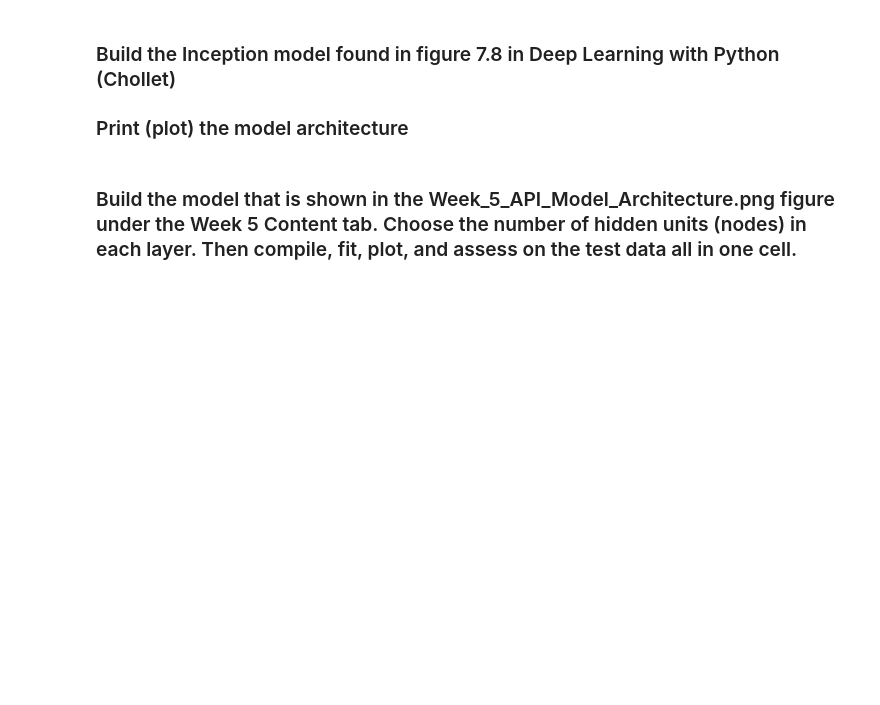
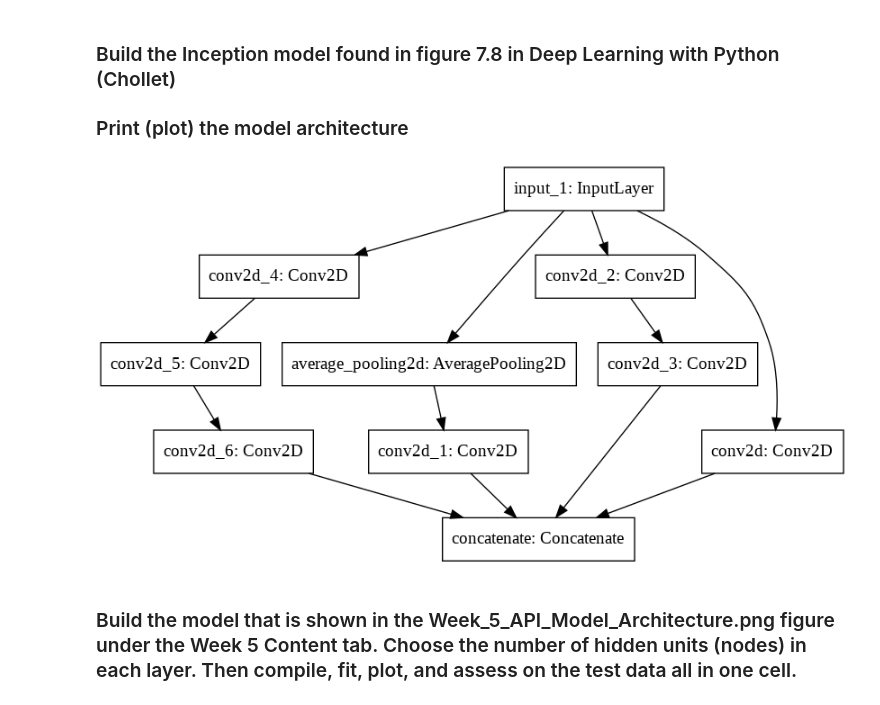
Before and after one commit to Benjamin-Siebold/MSDS686-Deep-Learning, a Jupyter notebook: Week-5/Functional_API_Walk_Through_and_Assignment.ipynb, the cells around one changed output. Cells and saved outputs as stored; diff of their text form; code cells hidden in the pictures; blank space fills up the shorter version.

```diff
--- a/Week-5/Functional_API_Walk_Through_and_Assignment.ipynb
+++ b/Week-5/Functional_API_Walk_Through_and_Assignment.ipynb
@@ -118,2 +127,37 @@ plot_model(model_example)
+# %%
+# Build and print (plot) the model architecture found in figure 7.8 (Chollet)
+
+backend.clear_session()
+
+#input
+input = Input(shape=(32,32,3))
+
+#T1
+conv2d_3 = Conv2D(64, 1, activation = 'relu', padding = 'same', strides = 2)(input)
+#T2
+avg_pool = AveragePooling2D((2,2), padding = 'same')(input)
+conv2d_4 = Conv2D(64, (3,3), padding = 'same')(avg_pool)
+#T3
+conv2d_5 = Conv2D(64, 1, padding = 'same')(input)
+conv2d_6 = Conv2D(64, 3, padding = 'same', strides = 2)(conv2d_5)
+#T4
+conv2d_7 = Conv2D(64, 1, padding = 'same')(input)
+conv2d_8 = Conv2D(64, 3, padding = 'same')(conv2d_7)
+conv2d_9 = Conv2D(64, 3, padding = 'same', strides = 2)(conv2d_8)
+#concate
+merge = Concatenate(axis=-1)([conv2d_3, conv2d_4, conv2d_6, conv2d_9])
+
+#flatten
+output = merge
+
+#Final Layers
+
+
+model = Model(inputs = input, outputs = output)
+
+#plot
+plot_model(model)
+# %% [output]
+[figure, added]
 # %% [markdown]
 ### Build the model that is shown in the Week_5_API_Model_Architecture.png figure under the Week 5 Content tab.  Choose the number of hidden units (nodes) in each layer.  Then compile, fit, plot, and assess on the test data all in one cell.
```
Also changed, not shown: parts of 19 cells of this notebook.
